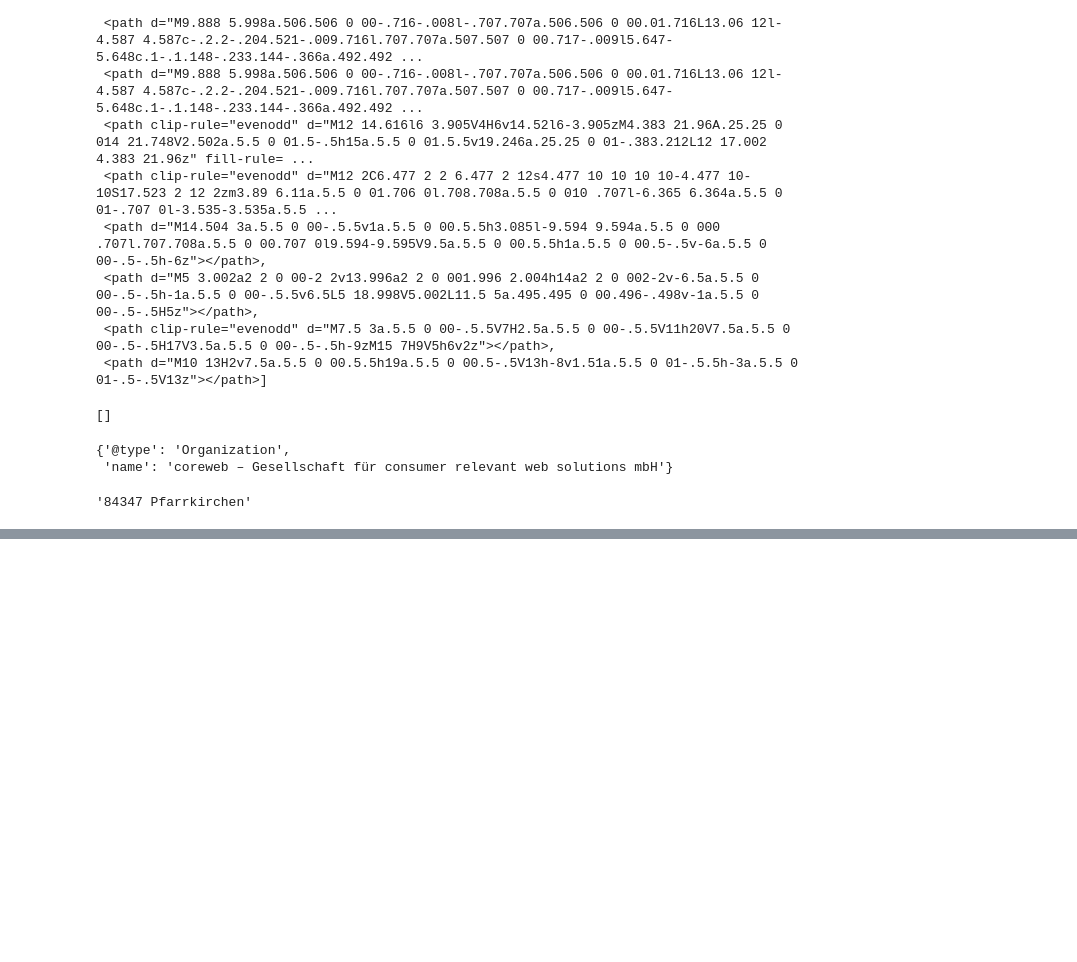
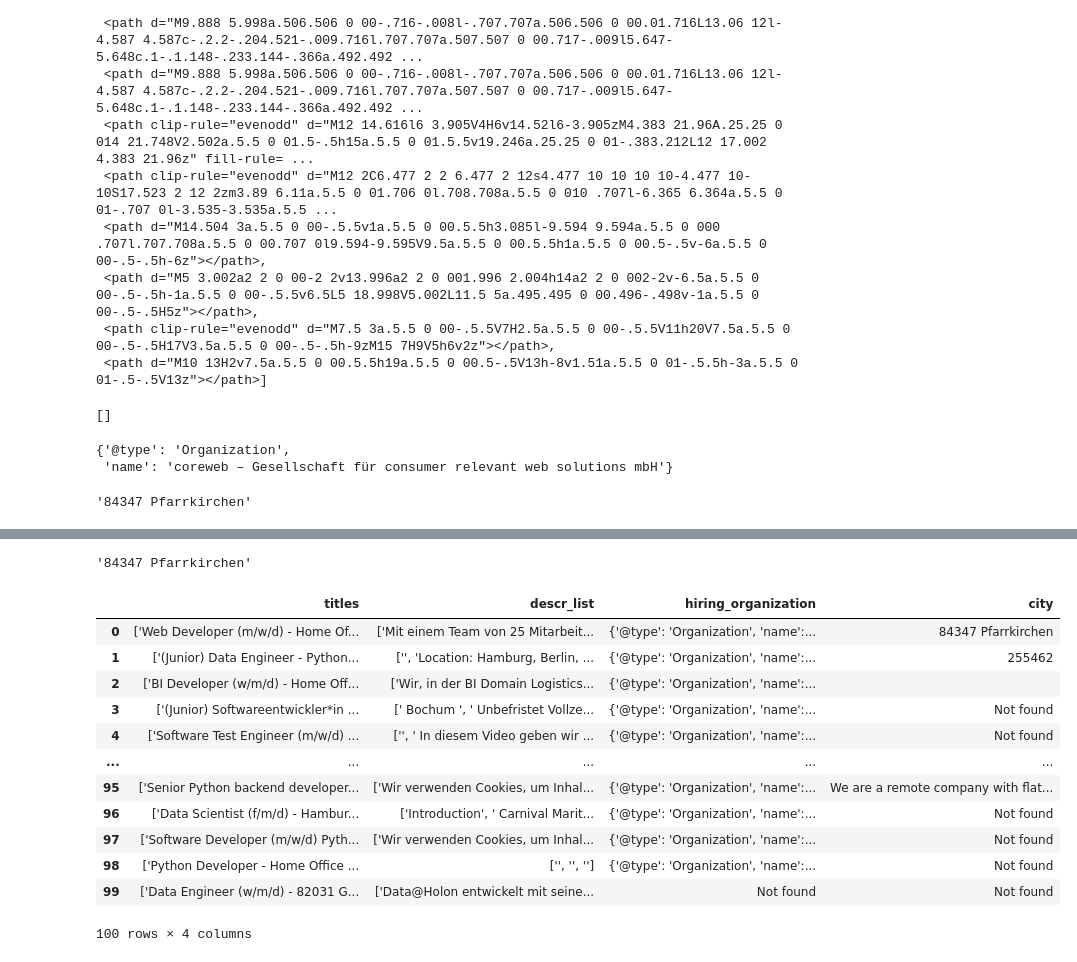
Before and after one commit to damnpav/arbeite_parser, a Jupyter notebook: notebooks/jobs_analysis270623.ipynb, the cells around one changed output, grey strips where cells are left out. Drawn from its saved outputs; the diff is of its cells as text; code cells hidden in the pictures; blank space fills up the shorter version.

```diff
--- a/notebooks/jobs_analysis270623.ipynb
+++ b/notebooks/jobs_analysis270623.ipynb
@@ -377,0 +427,4 @@ city  # вот так вот парсить город
+# %%
+city
+# %% [output]
+'84347 Pfarrkirchen'
@@ -377,0 +448,16 @@ city  # вот так вот парсить город
+# %%
+results_df
+# %% [output]
+|  | titles | descr_list | hiring_organization | city |
+| 0 | ['Web Developer (m/w/d) - Home Of... | ['Mit einem Team von 25 Mitarbeit... | {'@type': 'Organization', 'name':... | 84347 Pfarrkirchen |
+| 1 | ['(Junior) Data Engineer - Python... | ['', 'Location: Hamburg, Berlin, ... | {'@type': 'Organization', 'name':... | 255462 |
+| 2 | ['BI Developer (w/m/d) - Home Off... | ['Wir, in der BI Domain Logistics... | {'@type': 'Organization', 'name':... |  |
+| 3 | ['(Junior) Softwareentwickler*in ... | [' Bochum ', ' Unbefristet Vollze... | {'@type': 'Organization', 'name':... | Not found |
+| 4 | ['Software Test Engineer (m/w/d) ... | ['', ' In diesem Video geben wir ... | {'@type': 'Organization', 'name':... | Not found |
+| ... | ... | ... | ... | ... |
+| 95 | ['Senior Python backend developer... | ['Wir verwenden Cookies, um Inhal... | {'@type': 'Organization', 'name':... | We are a remote company with flat... |
+| 96 | ['Data Scientist (f/m/d) - Hambur... | ['Introduction', ' Carnival Marit... | {'@type': 'Organization', 'name':... | Not found |
+| 97 | ['Software Developer (m/w/d) Pyth... | ['Wir verwenden Cookies, um Inhal... | {'@type': 'Organization', 'name':... | Not found |
+| 98 | ['Python Developer - Home Office ... | ['', '', ''] | {'@type': 'Organization', 'name':... | Not found |
+| 99 | ['Data Engineer (w/m/d) - 82031 G... | ['Data@Holon entwickelt mit seine... | Not found | Not found |
+100 rows × 4 columns
```
Also changed, not shown: parts of 16 cells of this notebook.
